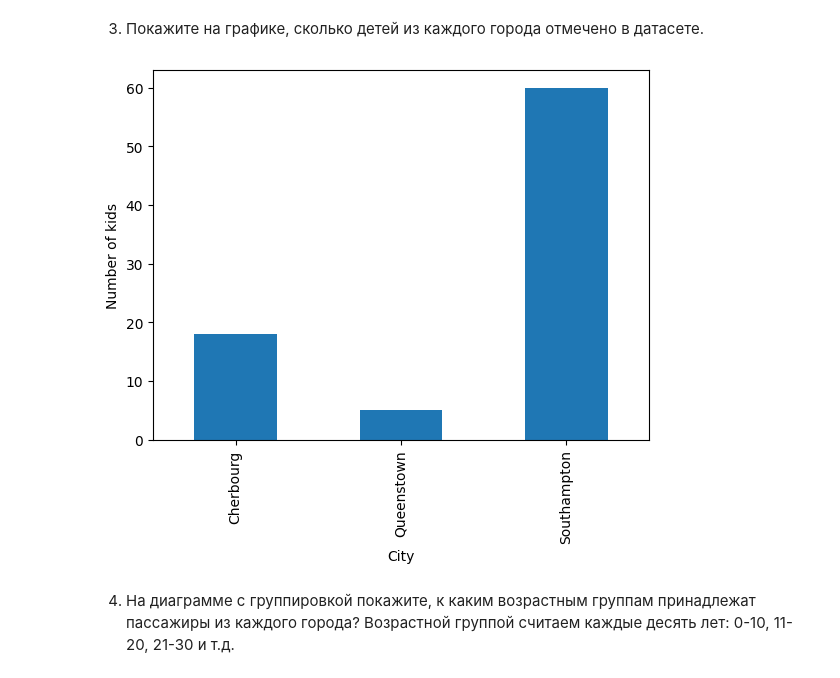
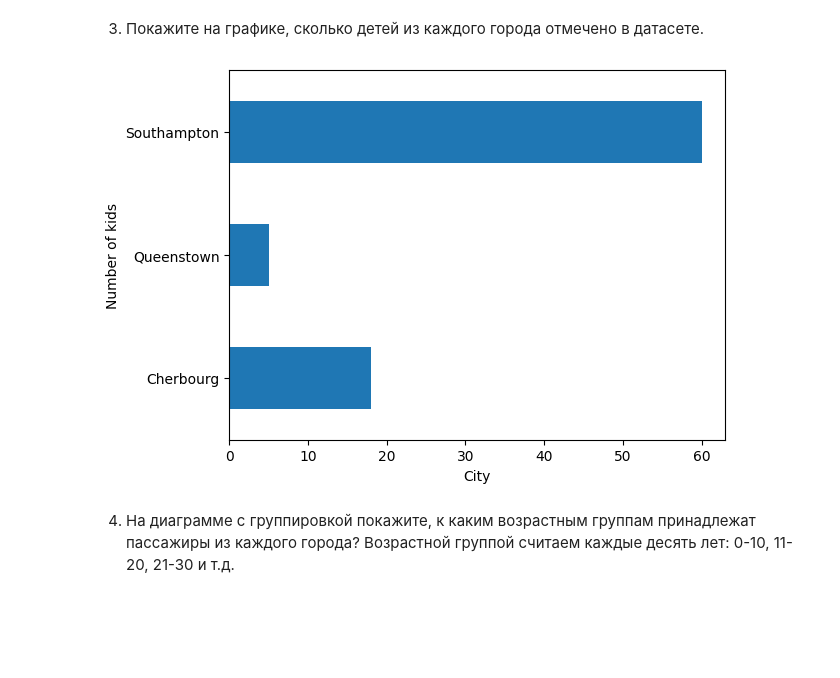
Before and after one commit to Daria13-gif/cs102, a Jupyter notebook: Копия_блокнота_"Защита_ЛР3_2_ipynb".ipynb, the cells around one changed output. Cells and saved outputs as stored; diff of their text form; code cells hidden in the pictures; blank space fills up the shorter version.

```diff
--- a/Копия_блокнота_"Защита_ЛР3_2_ipynb".ipynb
+++ b/Копия_блокнота_"Защита_ЛР3_2_ipynb".ipynb
@@ -90,16 +90,16 @@ Name: fare, dtype: float64
 # %%
 import matplotlib.pyplot as plt
 import seaborn as sns
 
 df = sns.load_dataset("titanic")
 kids = df[df['who'] == 'child']
 city_count = kids.groupby('embark_town')['embark_town'].count()
-city_count.plot(kind='bar')
+city_count.plot(kind='barh')
 plt.xlabel('City')
 plt.ylabel('Number of kids')
 plt.show()
 # %% [output]
-[figure, old version]
+[figure, new version]
 # %% [markdown]
 4. На диаграмме с группировкой покажите, к каким возрастным группам принадлежат пассажиры из каждого города? Возрастной группой считаем каждые десять лет: 0-10, 11-20, 21-30 и т.д.
 # %%
```
